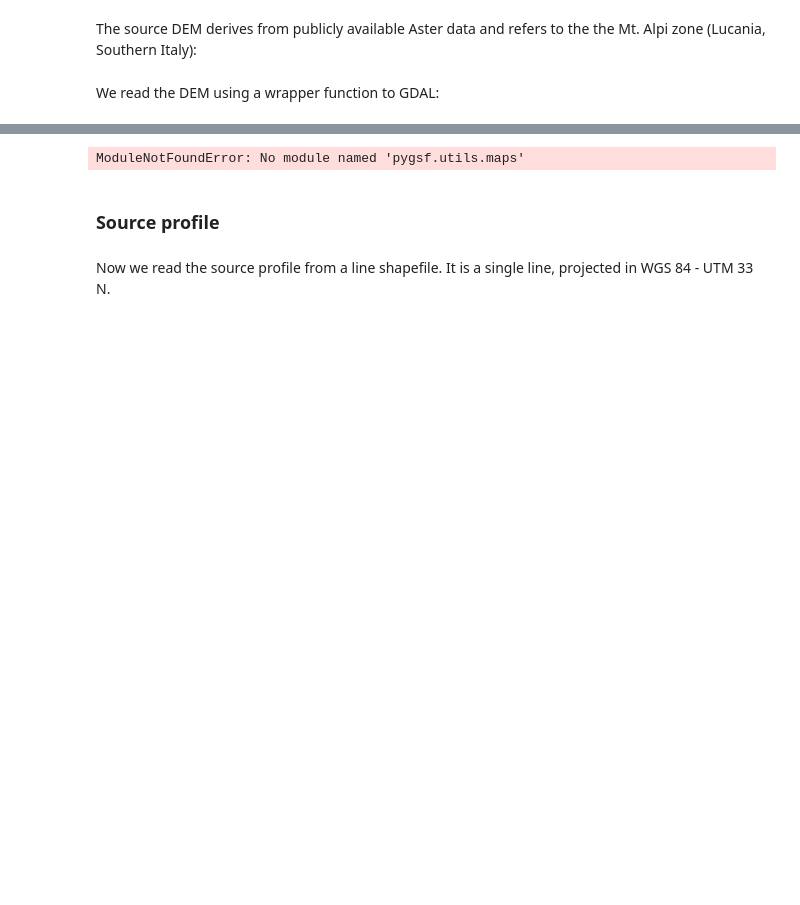
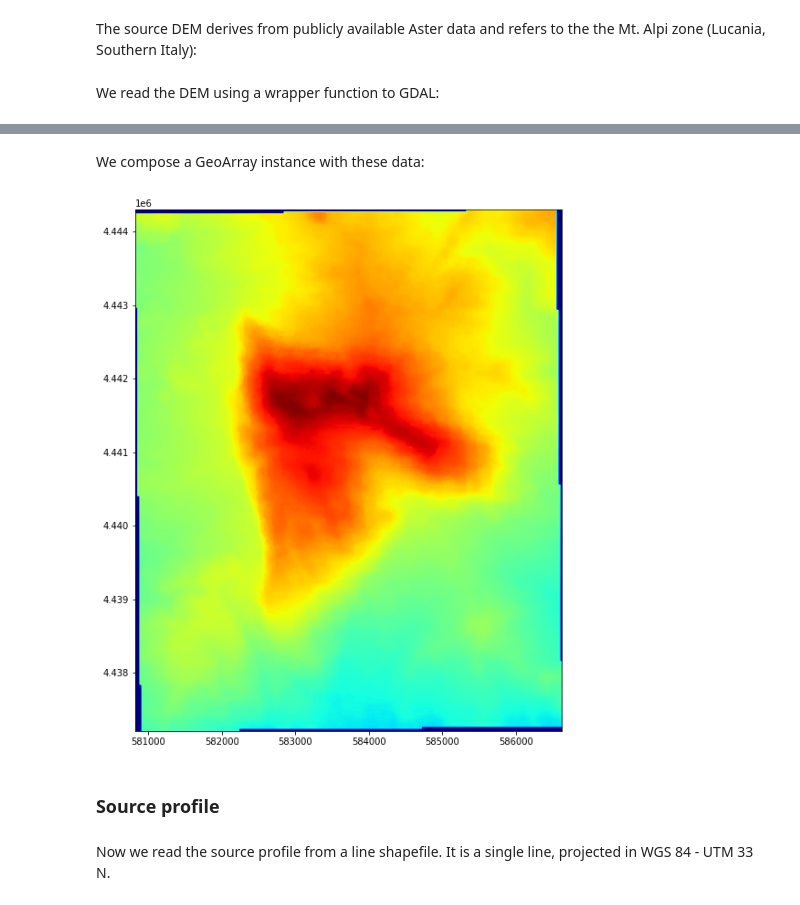
Before and after one commit to mauroalberti/gsf, a Jupyter notebook: docs/notebooks/Geologic profiles with pygsf.ipynb, the cells around one changed output, grey strips where cells are left out. Drawn from its saved outputs; the diff is of its cells as text; code cells hidden in the pictures; blank space fills up the shorter version.

```diff
--- a/docs/notebooks/Geologic profiles with pygsf.ipynb
+++ b/docs/notebooks/Geologic profiles with pygsf.ipynb
@@ -43,0 +50,2 @@ geoarray = result
+# %%
+geotransform, projection, band_params, data = result
@@ -44,8 +75,17 @@ geoarray = result
+# %% [markdown]
+We compose a GeoArray instance with these data:
+# %%
+from pygsf.georeferenced.rasters import *
+geo_array = GeoArray(
+                 inGeotransform=geotransform,
+                 epsg_code=32633,
+                 inLevels=[data]
+                 )
 # %%
-from pygsf.utils.maps.plot import plot_grid
-fig = plot_grid(geoarray)
+from pygsf.utils.plot import plot_grid
+fig = plot_grid(geo_array)
 # %% [output]
-ModuleNotFoundError: No module named 'pygsf.utils.maps'
+[figure, added]
 # %% [markdown]
 ### Source profile
 # %% [markdown]
```
Also changed, not shown: parts of 10 cells of this notebook, 4 other files.
